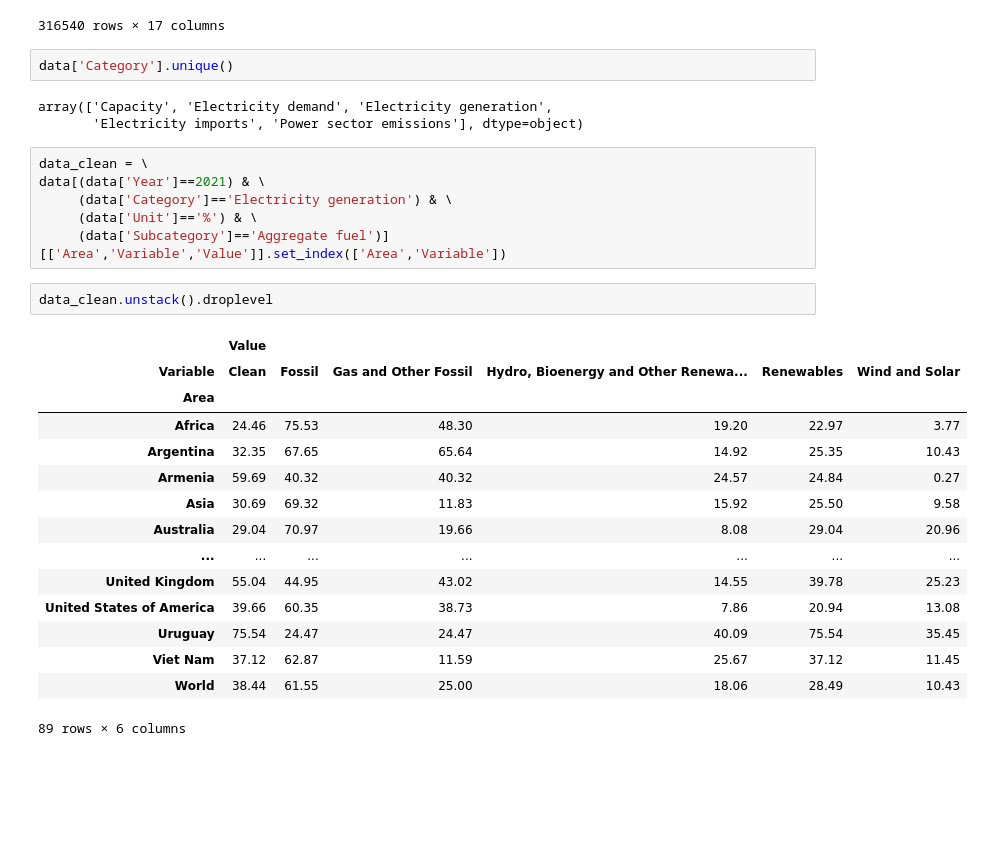
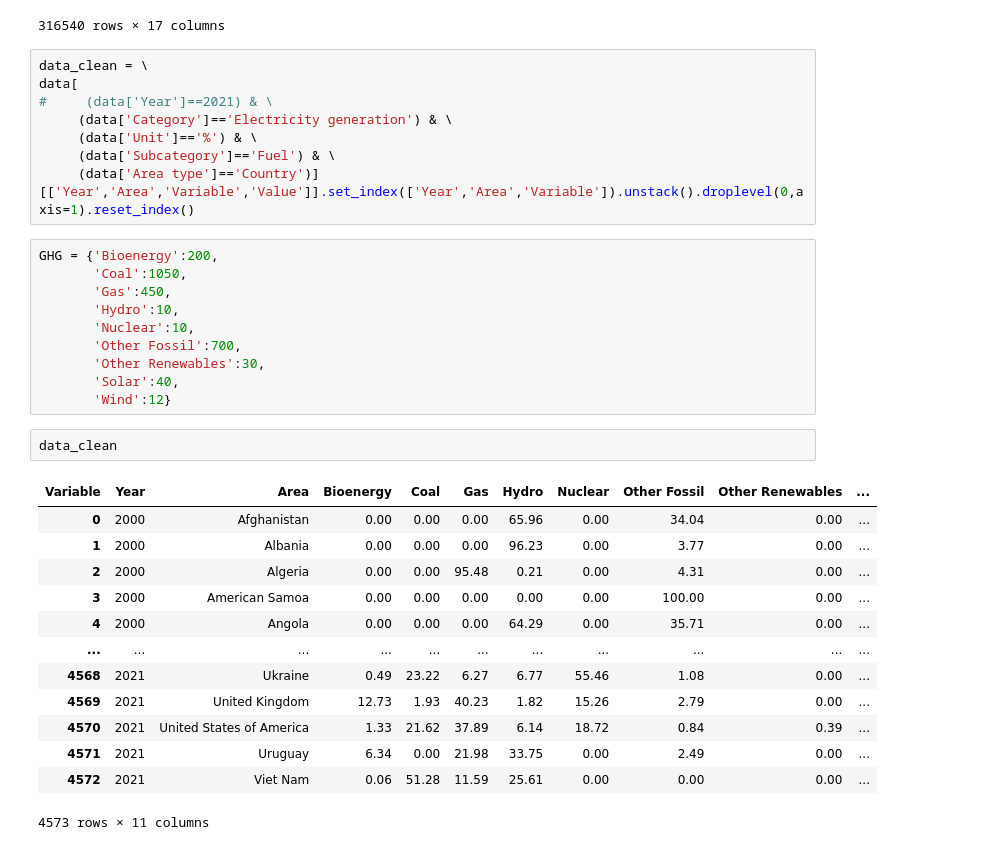
Before and after one commit to thomasgibon/energy-charts-remake, a Jupyter notebook: ember_plots.ipynb, the cells around one changed output. Cells and saved outputs as stored; diff of their text form; blank space fills up the shorter version.

```diff
--- a/ember_plots.ipynb
+++ b/ember_plots.ipynb
@@ -20,32 +24,37 @@ data
 | 316538 | Zimbabwe | ZWE | 2020 | Country | Africa | Africa | 0.0 | 0.0 | 0.0 | ... |
 | 316539 | Zimbabwe | ZWE | 2020 | Country | Africa | Africa | 0.0 | 0.0 | 0.0 | ... |
 316540 rows × 17 columns
-# %%
-data['Category'].unique()
-# %% [output]
-array(['Capacity', 'Electricity demand', 'Electricity generation',
-       'Electricity imports', 'Power sector emissions'], dtype=object)
 # %%
 data_clean = \
-data[(data['Year']==2021) & \
+data[
+#     (data['Year']==2021) & \
      (data['Category']=='Electricity generation') & \
      (data['Unit']=='%') & \
-     (data['Subcategory']=='Aggregate fuel')][['Area','Variable','Value']].set_index(['Area','Variable'])
+     (data['Subcategory']=='Fuel') & \
+     (data['Area type']=='Country')][['Year','Area','Variable','Value']].set_index(['Year','Area','Variable']).unstack().droplevel(0,axis=1).reset_index()
+# %%
+GHG = {'Bioenergy':200,
+       'Coal':1050,
+       'Gas':450,
+       'Hydro':10,
+       'Nuclear':10,
+       'Other Fossil':700,
+       'Other Renewables':30,
+       'Solar':40,
+       'Wind':12}
 # %%
-data_clean.unstack().droplevel
+data_clean
 # %% [output]
-|  | Value |  |  |  |  |  |
-| Variable | Clean | Fossil | Gas and Other Fossil | Hydro, Bioenergy and Other Renewa... | Renewables | Wind and Solar |
-| Area |  |  |  |  |  |  |
-| Africa | 24.46 | 75.53 | 48.30 | 19.20 | 22.97 | 3.77 |
-| Argentina | 32.35 | 67.65 | 65.64 | 14.92 | 25.35 | 10.43 |
-| Armenia | 59.69 | 40.32 | 40.32 | 24.57 | 24.84 | 0.27 |
-| Asia | 30.69 | 69.32 | 11.83 | 15.92 | 25.50 | 9.58 |
-| Australia | 29.04 | 70.97 | 19.66 | 8.08 | 29.04 | 20.96 |
-| ... | ... | ... | ... | ... | ... | ... |
-| United Kingdom | 55.04 | 44.95 | 43.02 | 14.55 | 39.78 | 25.23 |
-| United States of America | 39.66 | 60.35 | 38.73 | 7.86 | 20.94 | 13.08 |
-| Uruguay | 75.54 | 24.47 | 24.47 | 40.09 | 75.54 | 35.45 |
-| Viet Nam | 37.12 | 62.87 | 11.59 | 25.67 | 37.12 | 11.45 |
-| World | 38.44 | 61.55 | 25.00 | 18.06 | 28.49 | 10.43 |
+| Variable | Year | Area | Bioenergy | Coal | Gas | Hydro | Nuclear | Other Fossil | Other Renewables | ... |
+| 0 | 2000 | Afghanistan | 0.00 | 0.00 | 0.00 | 65.96 | 0.00 | 34.04 | 0.00 | ... |
+| 1 | 2000 | Albania | 0.00 | 0.00 | 0.00 | 96.23 | 0.00 | 3.77 | 0.00 | ... |
+| 2 | 2000 | Algeria | 0.00 | 0.00 | 95.48 | 0.21 | 0.00 | 4.31 | 0.00 | ... |
+| 3 | 2000 | American Samoa | 0.00 | 0.00 | 0.00 | 0.00 | 0.00 | 100.00 | 0.00 | ... |
+| 4 | 2000 | Angola | 0.00 | 0.00 | 0.00 | 64.29 | 0.00 | 35.71 | 0.00 | ... |
+| ... | ... | ... | ... | ... | ... | ... | ... | ... | ... | ... |
+| 4568 | 2021 | Ukraine | 0.49 | 23.22 | 6.27 | 6.77 | 55.46 | 1.08 | 0.00 | ... |
+| 4569 | 2021 | United Kingdom | 12.73 | 1.93 | 40.23 | 1.82 | 15.26 | 2.79 | 0.00 | ... |
+| 4570 | 2021 | United States of America | 1.33 | 21.62 | 37.89 | 6.14 | 18.72 | 0.84 | 0.39 | ... |
+| 4571 | 2021 | Uruguay | 6.34 | 0.00 | 21.98 | 33.75 | 0.00 | 2.49 | 0.00 | ... |
+| 4572 | 2021 | Viet Nam | 0.06 | 51.28 | 11.59 | 25.61 | 0.00 | 0.00 | 0.00 | ... |
-89 rows × 6 columns
+4573 rows × 11 columns
```
Also changed, not shown: parts of 9 cells of this notebook.
